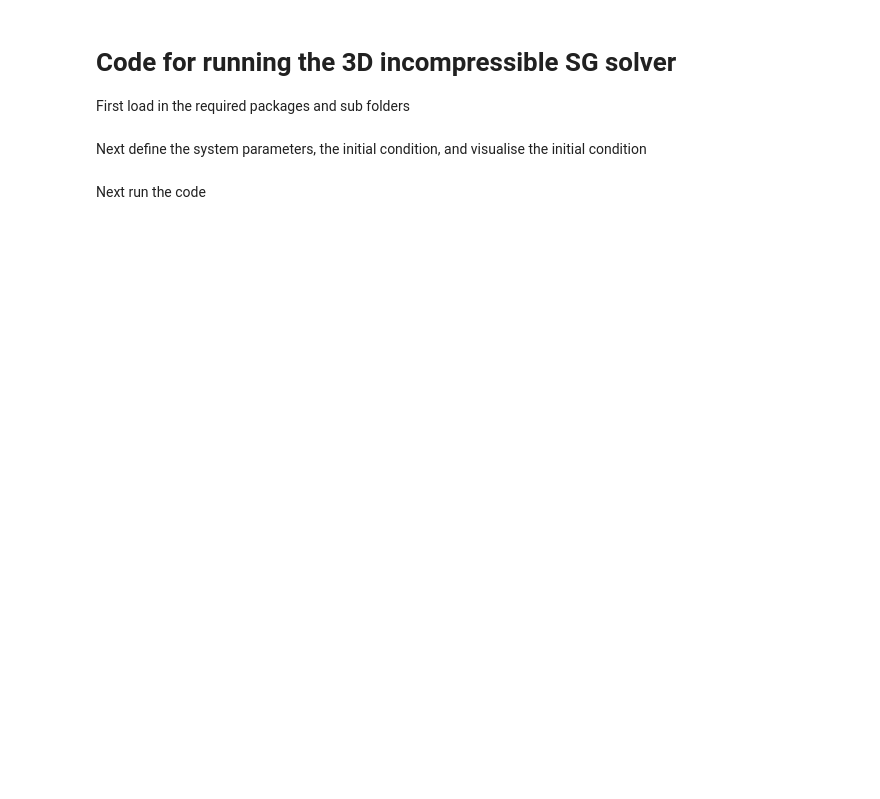
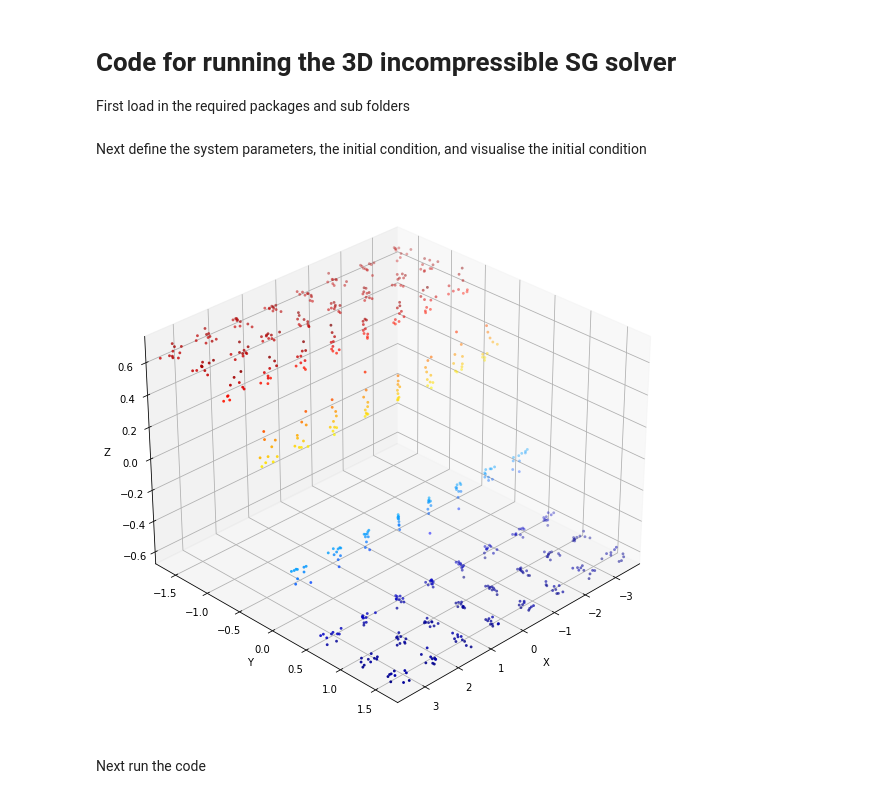
Before and after one commit to thelavier/3DIncompressibleSG, a Jupyter notebook: RunCode.ipynb, the cells around one changed output. Saved outputs shown, nothing was run; the diff lists cells and outputs as text; code cells hidden in the pictures; blank space fills up the shorter version.

```diff
--- a/RunCode.ipynb
+++ b/RunCode.ipynb
@@ -19,7 +19,7 @@ Next define the system parameters, the initial condition, and visualise the init
 
 box = [-3.66, -1.75, 0, 3.66, 1.75, 0.45] # List or tuple defining domain [xmin, ymin, zmin, xmax, ymax, zmax]
 per_tol = 1e-3 # Percent tolerance
-per_x = True # Set the periodicity of X
+per_x = False # Set the periodicity of X
 per_y = False # Set the periodicity of Y
 per_z = False # Set the periodicity of Z
 tf = 10 # Final time
@@ -30,35 +30,37 @@ Ndt = 800 # Number of timesteps
 # N = 1000
 # Z = ic.create_artificial_initial(N, box[0], box[1], box[2], box[3], box[4], box[5], 'lattice wsp', 0.9) #Create an artificial initial condition that is a lattice with a sine perturbation
 
 # Define the parameters and initialize an initial condition that is a perturbation of a steady background state
 
 # N = 1000
 # B = np.array([[6, 2, 3], [2, 6, 5], [3, 5, 6]]) #Create background steady state
 # Z = ic.create_ss_initial(N, B, box, 'Thermal Sine') #Initial seed positions as a perturbation of a steady state
 
 # Define the parameters and initialize an initial condition that is an isolated cyclone
 
-NumCol = 49 # Number of columns used
-NumRow = 12 # Number of points in each column between the max and min temperature
+NumCol = 64 # Number of columns used
+NumRow = 10 # Number of points in each column between the max and min temperature
 N = NumCol * NumRow # Total number of seeds
 A = 0.1 # Shear parameter can either be 0 or 0.1
 Z = ic.create_cyc_initial(NumCol, NumRow, box, A, per_x, per_y, per_z) #Initial seed positions for an isolated cyclone with no shear, shear can be set to 0.1
 
 # Plot the initial condition
 
 fig = plt.figure()
 fig.set_size_inches(10, 10, True)
 ax = fig.add_subplot(projection='3d')
 ax.scatter(Z[:,0], Z[:,1], Z[:,2], c = Z[:,2], cmap = 'jet', edgecolor = 'none', s = 8) #Points colored based on their 3rd component i.e. temperature
 ax.set_xlim([np.min(Z[:,0]), np.max(Z[:,0])])
 ax.set_ylim([np.min(Z[:,1]), np.max(Z[:,1])])
 ax.set_zlim([np.min(Z[:,2]), np.max(Z[:,2])])
 ax.set_xlabel('X')
 ax.set_ylabel('Y')
 ax.set_zlabel('Z')
 ax.view_init(elev = 30, azim = 45) #Viewing angle on the inital conditions
 
 plt.show()
+# %% [output]
+[figure, added]
 # %% [markdown]
 Next run the code
 # %%
```
Also changed, not shown: parts of 2 cells of this notebook, 11 other files.
